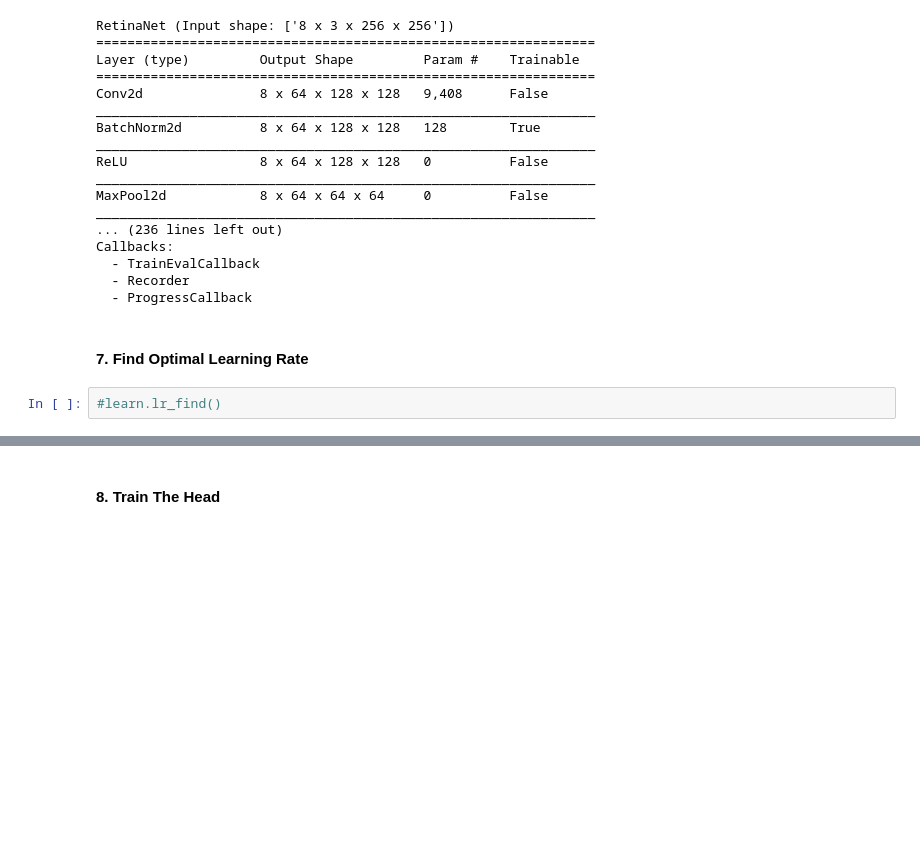
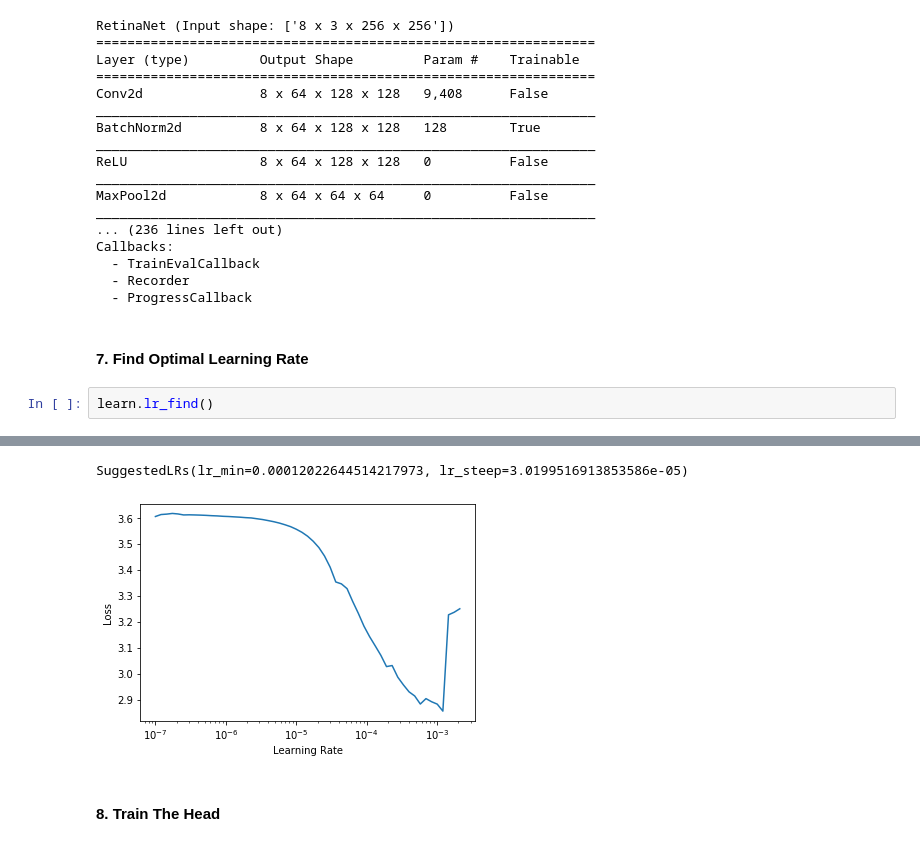
Before and after one commit to riven314/Wheat-Detection-2020, a Jupyter notebook: ipynb/test_retinanet_train_loop.ipynb, the cells around one changed output, grey strips where cells are left out. Saved outputs shown, nothing was run; the diff lists cells and outputs as text; blank space fills up the shorter version.

```diff
--- a/ipynb/test_retinanet_train_loop.ipynb
+++ b/ipynb/test_retinanet_train_loop.ipynb
@@ -210,5 +210,6 @@ Callbacks:
   - ProgressCallback
 # %% [markdown]
 #### 7. Find Optimal Learning Rate
-# %%
-#learn.lr_find()
+# %%
+learn.lr_find()
+# %% [output]
@@ -215,3 +217,5 @@ Callbacks:
+SuggestedLRs(lr_min=0.00012022644514217973, lr_steep=3.0199516913853586e-05)
+[figure, added]
 # %% [markdown]
 #### 8. Train The Head
 # %%
```
Also changed, not shown: parts of 8 cells of this notebook, 4 other files.
